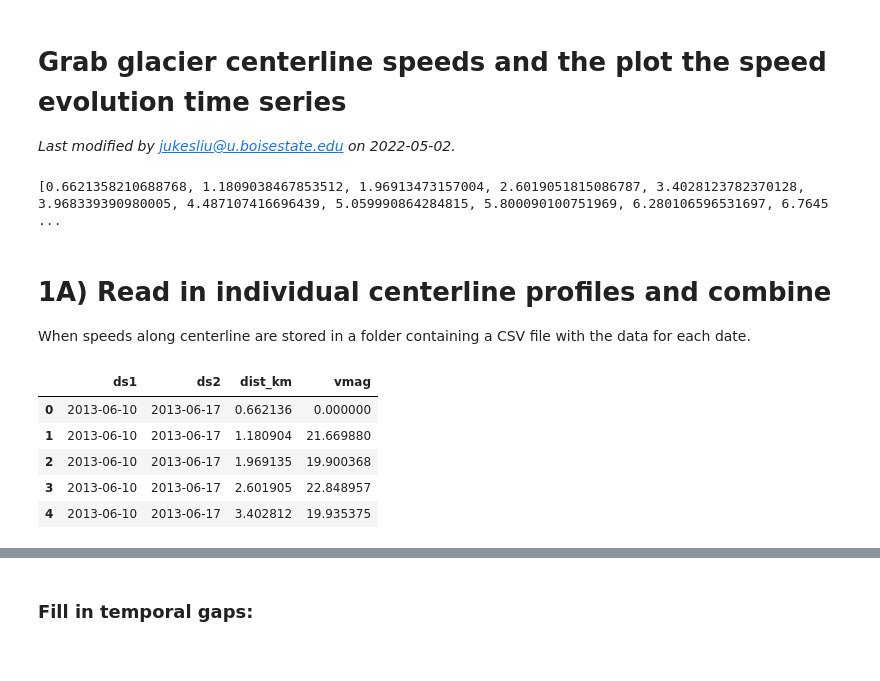
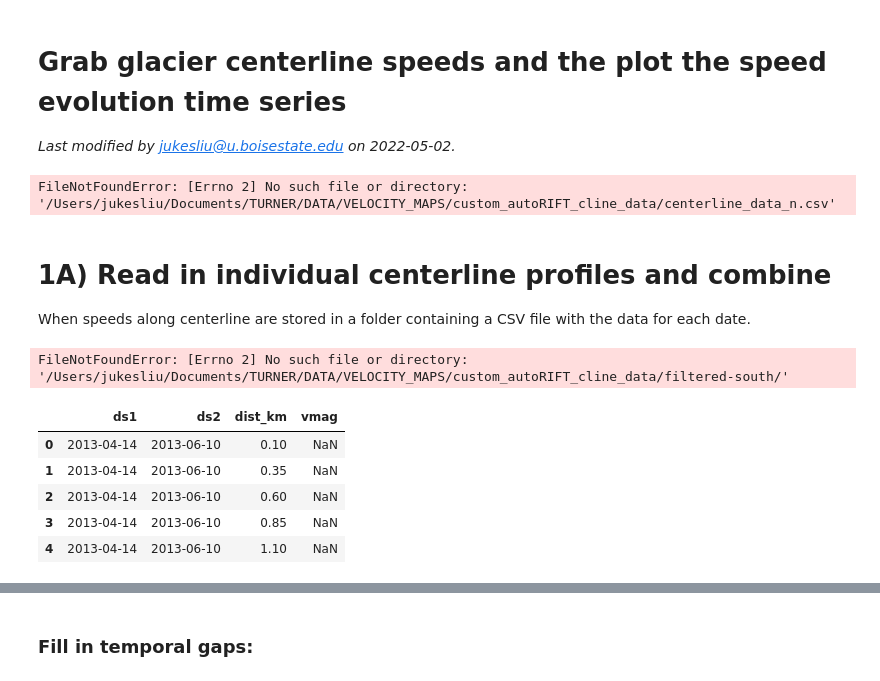
Before and after one commit to jukesliu/TG-surge, a Jupyter notebook: centerline_speed_evolution_plot.ipynb, the cells around one changed output, grey strips where cells are left out. Cells and saved outputs as stored; diff of their text form; code cells hidden in the pictures.

```diff
--- a/centerline_speed_evolution_plot.ipynb
+++ b/centerline_speed_evolution_plot.ipynb
@@ -19,19 +19,19 @@ basepath = '/Users/jukesliu/Documents/TURNER/DATA/VELOCITY_MAPS/' # SET WORKING
 # the root folder that holds centerline data
 # %%
 # grab reference centerline distances from a data file:
-sorted_df = pd.read_csv(basepath+'ASF_autoRIFT/centerline_data_n.csv', # PATH TO THE SAR CSV
+sorted_df = pd.read_csv(basepath+'custom_autoRIFT_cline_data/centerline_data_n.csv', # PATH TO THE SAR CSV
                     usecols=[2,3,4,5,6,7,8,9,10,11]) # may need to adjust column
 dists = list(OrderedSet(sorted_df.dist_km))[1:]
 dists.sort()
 print(dists)
 # %% [output]
-[0.6621358210688768, 1.1809038467853512, 1.96913473157004, 2.6019051815086787, 3.4028123782370128, 3.968339390980005, 4.487107416696439, 5.059990864284815, 5.800090100751969, 6.280106596531697, 6.7645 ...
+FileNotFoundError: [Errno 2] No such file or directory: '/Users/jukesliu/Documents/TURNER/DATA/VELOCITY_MAPS/custom_autoRIFT_cline_data/centerline_data_n.csv'
 # %% [markdown]
 # 1A) Read in individual centerline profiles and combine
 
 When speeds along centerline are stored in a folder containing a CSV file with the data for each date.
 # %%
-cfilespath = basepath+'/centerline_data_figure/' # ENTER PATH TO THE FOLDER CONTAINING THE PROFILES
+cfilespath = basepath+'custom_autoRIFT_cline_data/filtered-south/' # ENTER PATH TO THE FOLDER CONTAINING THE PROFILES
 
 interp_dfs = []
 for file in os.listdir(cfilespath):
@@ -70,12 +70,42 @@ interp_total = pd.concat(interp_dfs).sort_values(by=['ds1','ds2','dist_km'])
 interp_total = interp_total.drop_duplicates()
 interp_total.head()
 # %% [output]
-|  | ds1 | ds2 | dist_km | vmag |
-| 0 | 2013-06-10 | 2013-06-17 | 0.662136 | 0.000000 |
-| 1 | 2013-06-10 | 2013-06-17 | 1.180904 | 21.669880 |
-| 2 | 2013-06-10 | 2013-06-17 | 1.969135 | 19.900368 |
-| 3 | 2013-06-10 | 2013-06-17 | 2.601905 | 22.848957 |
-| 4 | 2013-06-10 | 2013-06-17 | 3.402812 | 19.935375 |
+FileNotFoundError: [Errno 2] No such file or directory: '/Users/jukesliu/Documents/TURNER/DATA/VELOCITY_MAPS/custom_autoRIFT_cline_data/filtered-south/'
+# %%
+# NEW DATA
+cfilespath = basepath+'/custom_autoRIFT_cline_data/filtered/' # ENTER PATH TO THE FOLDER CONTAINING THE PROFILES
+
+interp_dfs = []
+for file in os.listdir(cfilespath):
+        ds1 = file.split('_')[0]; ds2 = file.split('_')[1]
+        profile_df = pd.read_csv(cfilespath+file) # read in data
+
+        v_interp = vector_magnitude(profile_df.vx, profile_df.vy)/365
+        distances = profile_df.dist_m/1000
+
+        # fill in ds1 and ds2 columns
+        ds1s = np.full(np.size(v_interp),ds1)
+        ds2s = np.full(np.size(v_interp),ds2)
+
+        # enter into dataframe
+        interp_df = pd.DataFrame(list(zip(ds1s,ds2s,distances,v_interp)),columns=['ds1','ds2','dist_km','vmag'])
+
+        # calculate datetimes
+        interp_df['ds1'] = pd.to_datetime(ds1s, format='%Y%m%d')
+        interp_df['ds2'] = pd.to_datetime(ds2s, format='%Y%m%d')
+        interp_dfs.append(interp_df)
+
+# enter into one dataframe
+interp_total = pd.concat(interp_dfs).sort_values(by=['ds1','ds2','dist_km'])
+interp_total = interp_total.drop_duplicates()
+interp_total.head()
+# %% [output]
+|  | ds1 | ds2 | dist_km | vmag |
+| 0 | 2013-04-14 | 2013-06-10 | 0.10 | NaN |
+| 1 | 2013-04-14 | 2013-06-10 | 0.35 | NaN |
+| 2 | 2013-04-14 | 2013-06-10 | 0.60 | NaN |
+| 3 | 2013-04-14 | 2013-06-10 | 0.85 | NaN |
+| 4 | 2013-04-14 | 2013-06-10 | 1.10 | NaN |
 # %%
 # grab the unique dates
 df2 = unique_date_df(interp_total,'ds1','ds2')
```
Also changed, not shown: parts of 15 cells of this notebook, 19 other files.
